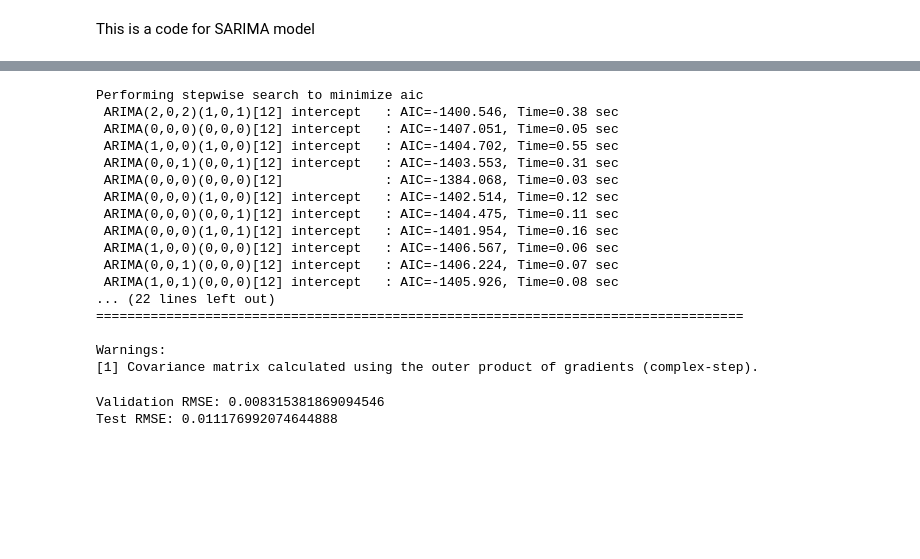
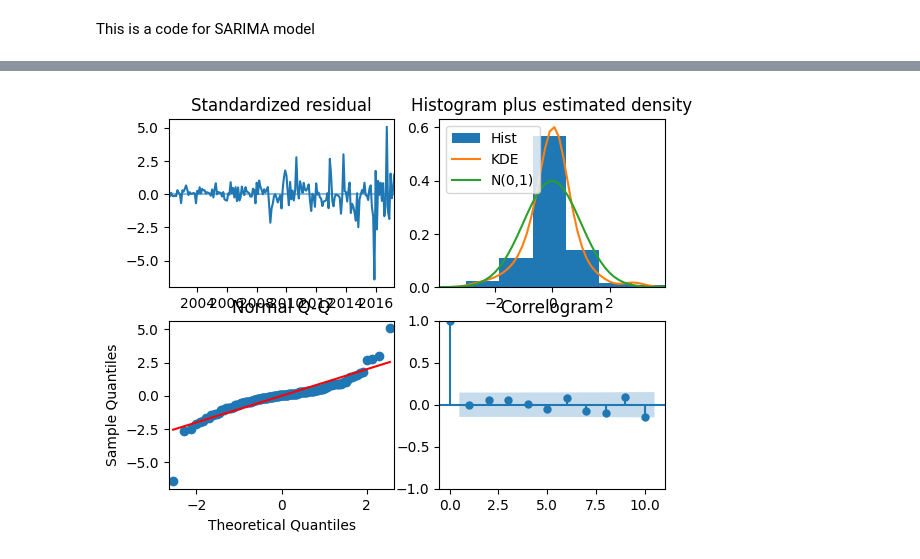
Before and after one commit to augustofonseca25/primary-balance-forecast, a Jupyter notebook: scr/SARIMA.ipynb, the cells around one changed output, grey strips where cells are left out. Cells and saved outputs as stored; diff of their text form; code cells hidden in the pictures; blank space fills up the shorter version.

```diff
--- a/scr/SARIMA.ipynb
+++ b/scr/SARIMA.ipynb
@@ -19,32 +62,15 @@ target_variable = df.columns[0]
 # %%
-from pmdarima import auto_arima
-from sklearn.model_selection import train_test_split
+# Split the data and train the model
 
 
-# Split the data into train, validation, and test sets
-train_val, test = train_test_split(df[target_variable], test_size=0.2, shuffle=False)
-train, validation = train_test_split(train_val, test_size=0.25, shuffle=False)  # 0.25 x 0.8 = 0.2
+# Split the data into train and test sets
+train, test = train_test_split(BR_macro_diff[target_variable], test_size=0.30, shuffle=False)
 
 # Use auto_arima to find the best SARIMA parameters on the training set
-auto_arima_model = auto_arima(train, seasonal=True, m=12, trace=True, error_action='ignore', suppress_warnings=True, stepwise=True)
+auto_arima_model = auto_arima(train, seasonal=True, m=12, trace=False, error_action='ignore', suppress_warnings=True, stepwise=True)
 
-# Display the best model summary
-print(auto_arima_model.summary())
+# Fit the model with the best parameters
+model = auto_arima_model.fit(train)
+
+# Forecast on the test set using the model fitted
+test_forecast = model.predict(n_periods=len(test))
-# %% [output]
-Performing stepwise search to minimize aic
- ARIMA(2,0,2)(1,0,1)[12] intercept   : AIC=-1400.546, Time=0.38 sec
- ARIMA(0,0,0)(0,0,0)[12] intercept   : AIC=-1407.051, Time=0.05 sec
- ARIMA(1,0,0)(1,0,0)[12] intercept   : AIC=-1404.702, Time=0.55 sec
- ARIMA(0,0,1)(0,0,1)[12] intercept   : AIC=-1403.553, Time=0.31 sec
- ARIMA(0,0,0)(0,0,0)[12]             : AIC=-1384.068, Time=0.03 sec
- ARIMA(0,0,0)(1,0,0)[12] intercept   : AIC=-1402.514, Time=0.12 sec
- ARIMA(0,0,0)(0,0,1)[12] intercept   : AIC=-1404.475, Time=0.11 sec
- ARIMA(0,0,0)(1,0,1)[12] intercept   : AIC=-1401.954, Time=0.16 sec
- ARIMA(1,0,0)(0,0,0)[12] intercept   : AIC=-1406.567, Time=0.06 sec
- ARIMA(0,0,1)(0,0,0)[12] intercept   : AIC=-1406.224, Time=0.07 sec
- ARIMA(1,0,1)(0,0,0)[12] intercept   : AIC=-1405.926, Time=0.08 sec
-... (22 lines left out)
-===================================================================================
-
-Warnings:
-[1] Covariance matrix calculated using the outer product of gradients (complex-step).
@@ -57,19 +77,4 @@ val_forecast = model.predict(n_periods=len(validation))
-# %%
-# Evaluate the forecast (e.g., using RMSE)
-from sklearn.metrics import mean_squared_error
-from math import sqrt
-
-rmse = sqrt(mean_squared_error(validation, val_forecast))
-print(f'Validation RMSE: {rmse}')
-
-# Finally, forecast on the test set using the model fitted on the combined training and validation set
-combined_train_val = pd.concat([train, validation])
-model_refit = auto_arima_model.fit(combined_train_val)
-test_forecast = model_refit.predict(n_periods=len(test))
-
-# Evaluate the test forecast (e.g., using RMSE)
-test_rmse = sqrt(mean_squared_error(test, test_forecast))
-print(f'Test RMSE: {test_rmse}')
-# %% [output]
-Validation RMSE: 0.008315381869094546
-Test RMSE: 0.011176992074644888
+# %%
+model.plot_diagnostics();
+# %% [output]
+[figure, added]
```
Also changed, not shown: parts of 12 cells of this notebook, 5 other files.
